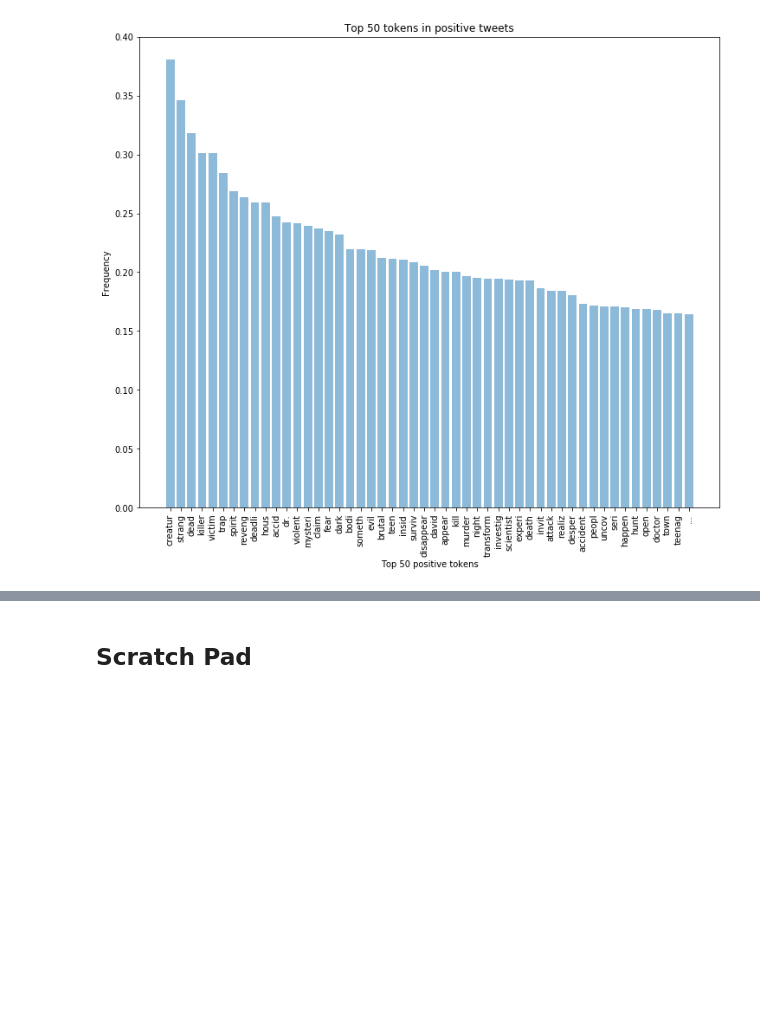
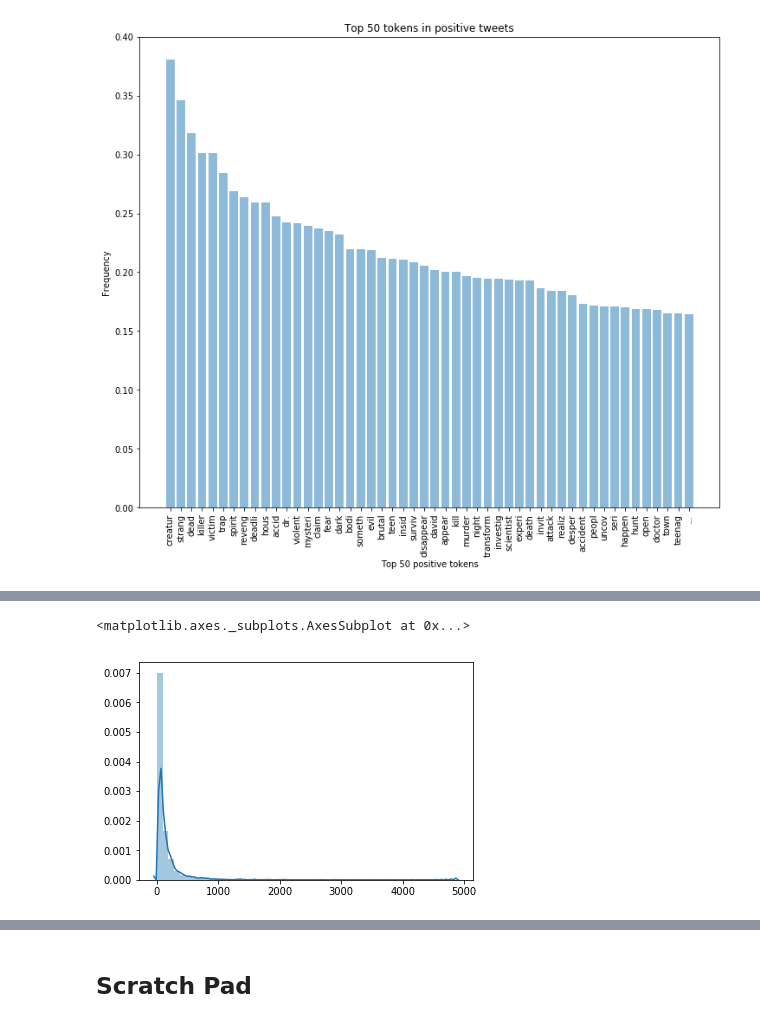
Before and after one commit to Darrkong/movie_poster_analysis, a Jupyter notebook: Movie_overview_analysis.ipynb, the cells around one changed output, grey strips where cells are left out. Cells and saved outputs as stored; diff of their text form; code cells hidden in the pictures; blank space fills up the shorter version.

Commit message:
add initial doc2vec model

```diff
--- a/Movie_overview_analysis.ipynb
+++ b/Movie_overview_analysis.ipynb
@@ -1026,0 +1032,2 @@ viz_pos_terms(X_train, y_train, cvec=cvec)
+# %%
+tagged_data = [TaggedDocument(words=word_tokenize(_d.lower()), tags=[str(i)]) for i, _d in enumerate(X_train)]
@@ -1026,0 +1100,14 @@ viz_pos_terms(X_train, y_train, cvec=cvec)
+# %%
+model= Doc2Vec.load("d2v_movie.model")
+#to find the vector of a document which is not in training data
+test_data = word_tokenize("Hero finds villian".lower())
+v1 = model.infer_vector(test_data)
+print("V1_infer", v1)
+
+# to find most similar doc using tags
+similar_doc = model.docvecs.most_similar('1')
+print(similar_doc)
+
+
+# to find vector of doc in training data using tags or in other words, printing the vector of document at index 1 in training data
+print(model.docvecs['1'])
@@ -1026,0 +1192,4 @@ viz_pos_terms(X_train, y_train, cvec=cvec)
+# %%
+inferred_vector = model.infer_vector(tagged_data[].words)
+sims = model.docvecs.most_similar([inferred_vector], topn=len(model.docvecs))
+#rank = [docid for docid, sim in sims].index(str(doc_id))
@@ -1026,0 +1216,17 @@ viz_pos_terms(X_train, y_train, cvec=cvec)
+# %%
+ranks =[]
+second_ranks  = []
+for doc_id in range(len(tagged_data)):
+    inferred_vector = model.infer_vector(tagged_data[doc_id].words)
+    sims = model.docvecs.most_similar([inferred_vector], topn=len(model.docvecs))
+    rank = [docid for docid, sim in sims].index(str(doc_id))
+    ranks.append(rank)
+
+    second_ranks.append(sims[1])
+
+ranks.sort()
+# %%
+sns.distplot(ranks)
+# %% [output]
+<matplotlib.axes._subplots.AxesSubplot at 0x...>
+[figure, added]
```
Also changed, not shown: parts of 19 cells of this notebook.
